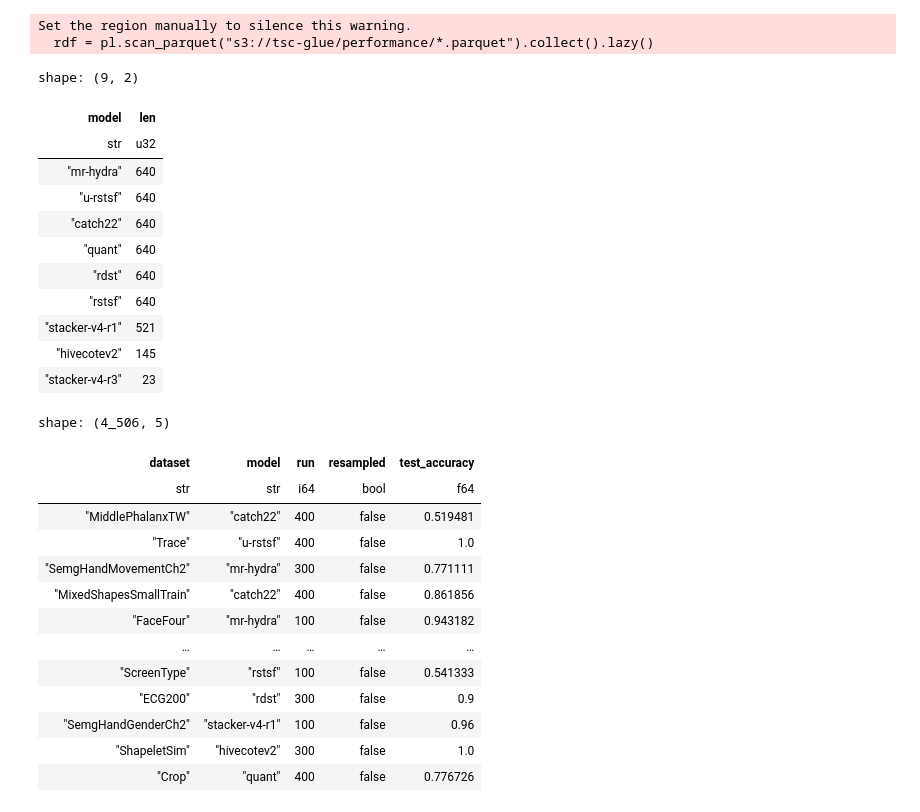
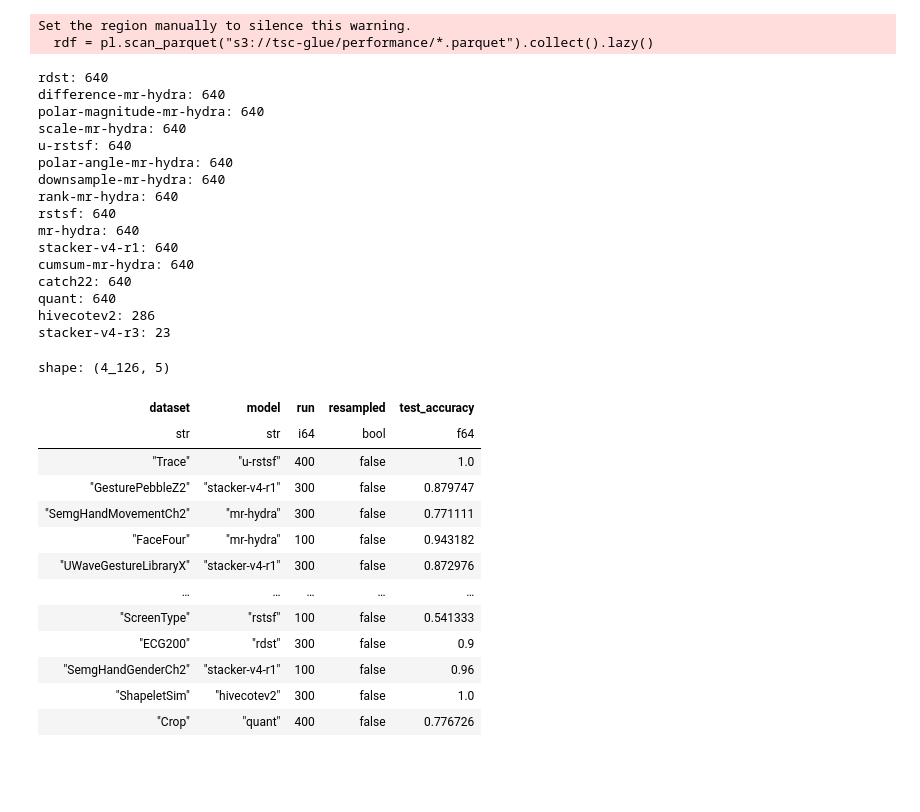
Before and after one commit to gasperpetelin/TSCGlue, a Jupyter notebook: notebooks/042-stacking-2.ipynb, the cells around one changed output. Drawn from its saved outputs; the diff is of its cells as text; code cells hidden in the pictures; blank space fills up the shorter version.

```diff
--- a/notebooks/042-stacking-2.ipynb
+++ b/notebooks/042-stacking-2.ipynb
@@ -7,39 +7,52 @@ from aeon.datasets.tsc_datasets import univariate
 from autotsc import utils
 # %%
 rdf = pl.scan_parquet("s3://tsc-glue/performance/*.parquet").collect().lazy()
-rdf.group_by("model").agg(pl.len()).sort("len", descending=True).collect()
+v = rdf.group_by("model").agg(pl.len()).sort("len", descending=True).collect()
+for row in v.iter_rows(named=True):
+    print(f"{row['model']}: {row['len']}")
 # %% [output]
 Set the region manually to silence this warning.
   rdf = pl.scan_parquet("s3://tsc-glue/performance/*.parquet").collect().lazy()
-shape: (9, 2)
+rdst: 640
+difference-mr-hydra: 640
+polar-magnitude-mr-hydra: 640
+scale-mr-hydra: 640
+u-rstsf: 640
+polar-angle-mr-hydra: 640
+downsample-mr-hydra: 640
+rank-mr-hydra: 640
+rstsf: 640
+mr-hydra: 640
+stacker-v4-r1: 640
+cumsum-mr-hydra: 640
+catch22: 640
+quant: 640
+hivecotev2: 286
+stacker-v4-r3: 23
-| model | len |
-| str | u32 |
-| "mr-hydra" | 640 |
-| "u-rstsf" | 640 |
-| "catch22" | 640 |
-| "quant" | 640 |
-| "rdst" | 640 |
-| "rstsf" | 640 |
-| "stacker-v4-r1" | 521 |
-| "hivecotev2" | 145 |
-| "stacker-v4-r3" | 23 |
 # %%
 df = (
     rdf
     .filter(pl.col("model") != "stacker-v4-r3")
-
+    .filter(pl.col("model") != "difference-mr-hydra")
+    .filter(pl.col("model") != "scale-mr-hydra")
+    .filter(pl.col("model") != "cumsum-mr-hydra")
+    .filter(pl.col("model") != "downsample-mr-hydra")
+    .filter(pl.col("model") != "rank-mr-hydra")
+    .filter(pl.col("model") != "polar-magnitude-mr-hydra")
+    .filter(pl.col("model") != "polar-angle-mr-hydra")
+    .filter(pl.col("model") != "catch22")
 
 ).collect(engine="streaming")
 df
 # %% [output]
-shape: (4_506, 5)
+shape: (4_126, 5)
 | dataset | model | run | resampled | test_accuracy |
 | str | str | i64 | bool | f64 |
-| "MiddlePhalanxTW" | "catch22" | 400 | false | 0.519481 |
 | "Trace" | "u-rstsf" | 400 | false | 1.0 |
+| "GesturePebbleZ2" | "stacker-v4-r1" | 300 | false | 0.879747 |
 | "SemgHandMovementCh2" | "mr-hydra" | 300 | false | 0.771111 |
-| "MixedShapesSmallTrain" | "catch22" | 400 | false | 0.861856 |
 | "FaceFour" | "mr-hydra" | 100 | false | 0.943182 |
+| "UWaveGestureLibraryX" | "stacker-v4-r1" | 300 | false | 0.872976 |
 | … | … | … | … | … |
 | "ScreenType" | "rstsf" | 100 | false | 0.541333 |
 | "ECG200" | "rdst" | 300 | false | 0.9 |
```
Also changed, not shown: parts of 10 cells of this notebook, 5 other files.
